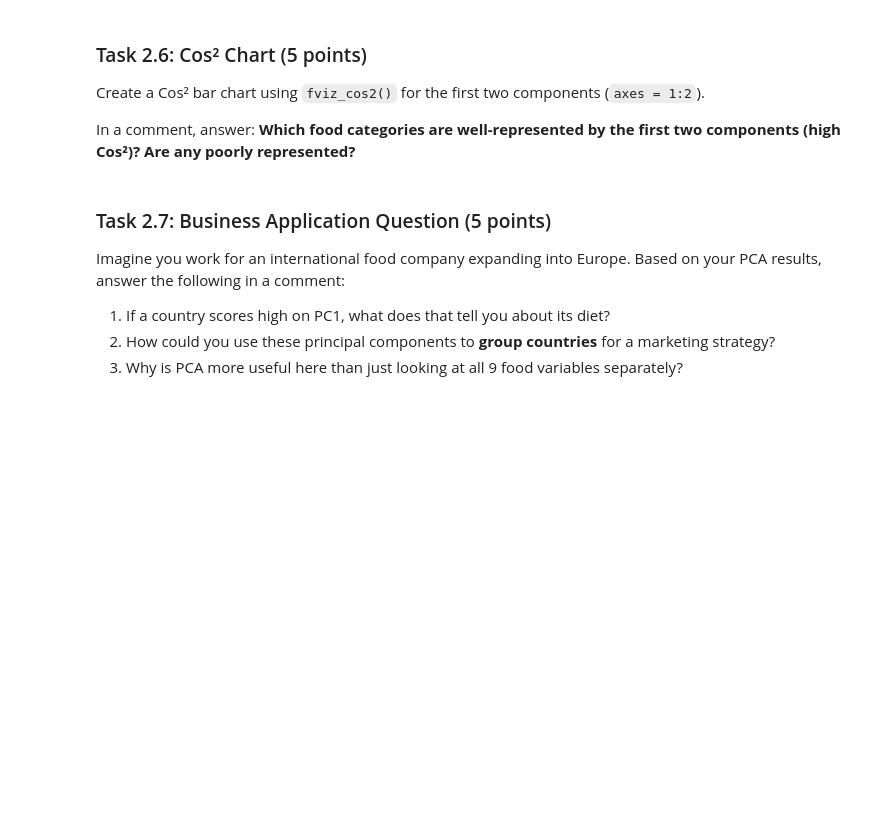
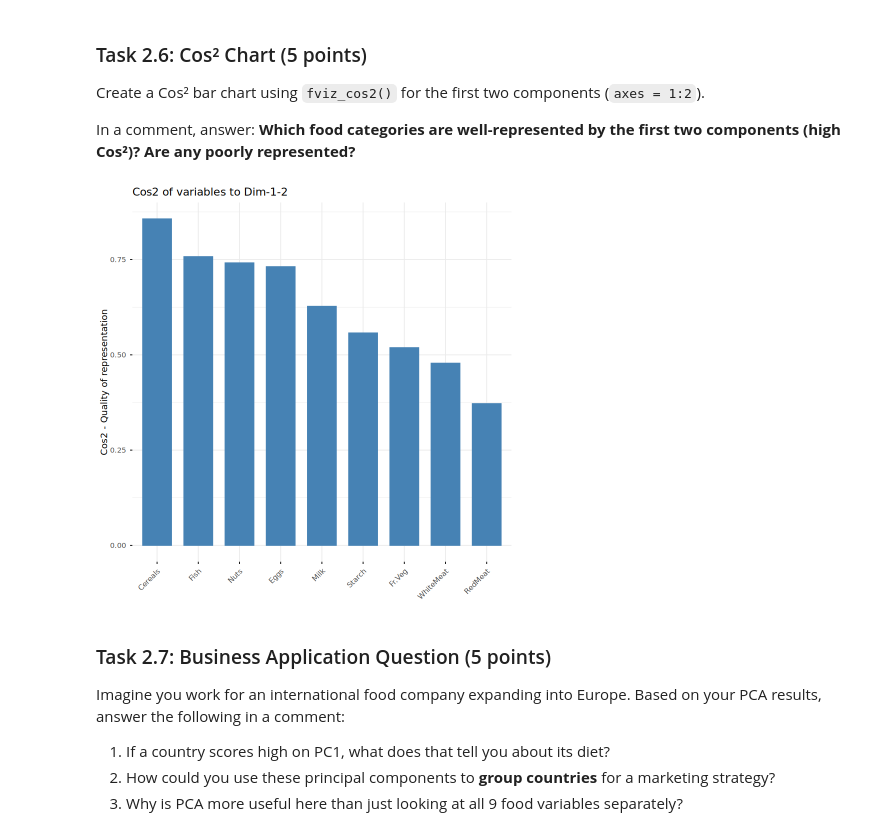
Before and after one commit to nick3616238/curly-octo-spork, a Jupyter notebook: Gest_Nicholas_MYID_Exercise3.ipynb, the cells around one changed output. Saved outputs shown, nothing was run; the diff lists cells and outputs as text; code cells hidden in the pictures; blank space fills up the shorter version.

```diff
--- a/Gest_Nicholas_MYID_Exercise3.ipynb
+++ b/Gest_Nicholas_MYID_Exercise3.ipynb
@@ -159,6 +228,15 @@ Create a Cos² bar chart using `fviz_cos2()` for the first two components (`axes
 In a comment, answer: **Which food categories are well-represented by the first two components (high Cos²)? Are any poorly represented?**
 # %%
 # YOUR CODE HERE
+fviz_cos2(protein_pca,
+          choice = "var",
+          axes = 1:2,
+          fill = "steelblue",
+          top = 9)
+
+          #cereals and fish are the most well represented, with red meat being the least represented
+# %% [output]
+[figure, added]
 # %% [markdown]
 ### Task 2.7: Business Application Question (5 points)
 
```
Also changed, not shown: parts of 20 cells of this notebook, 3 other files.
